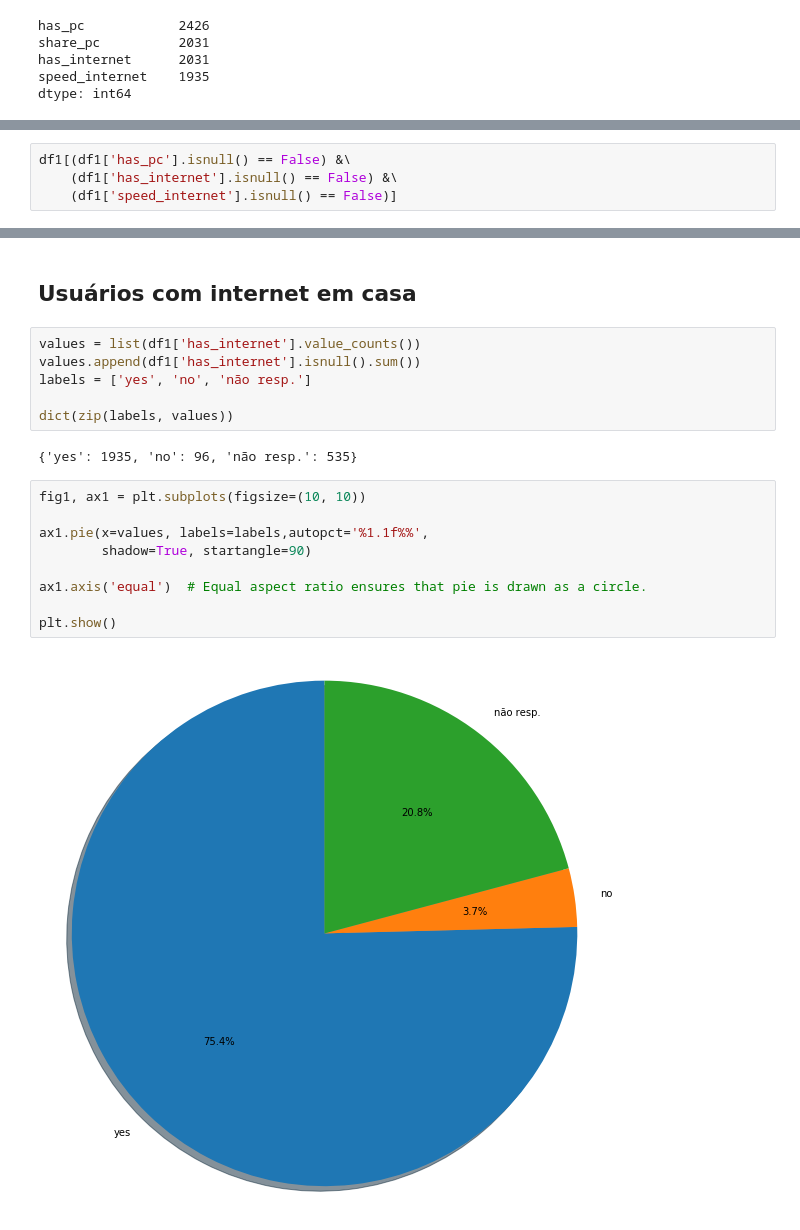
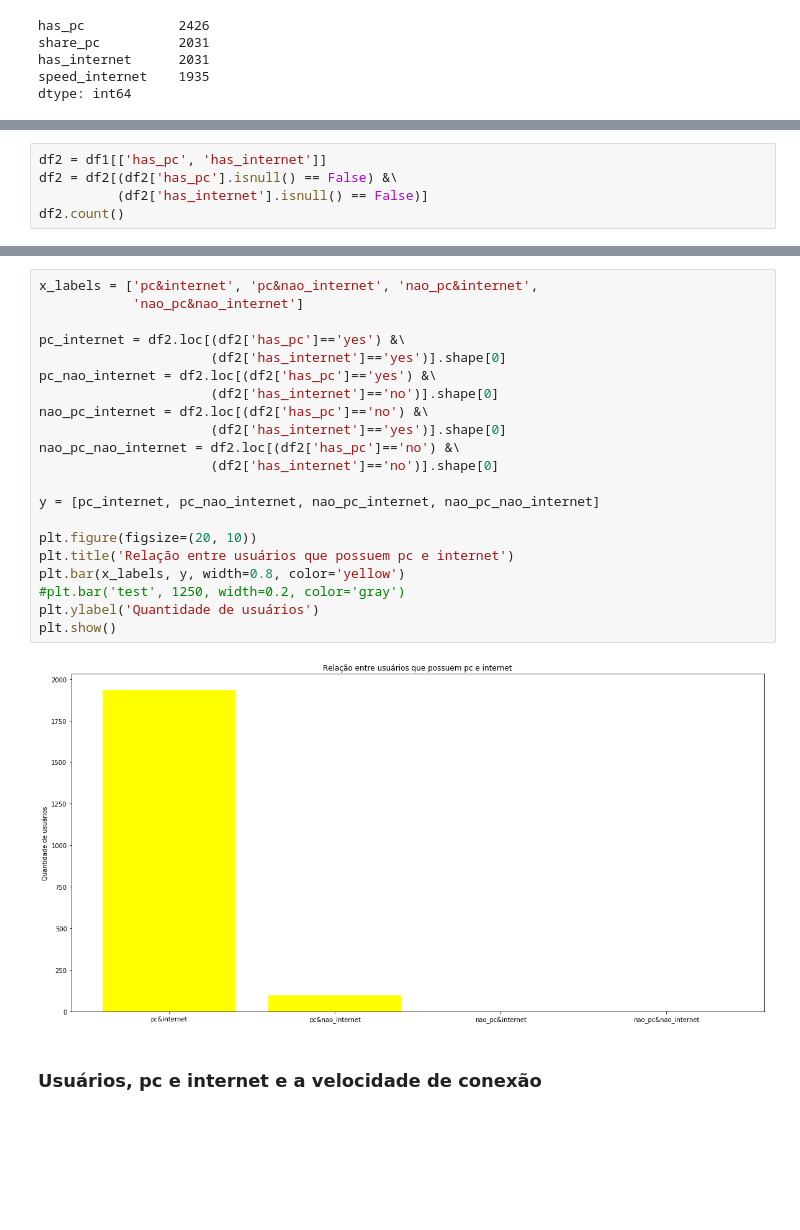
Before and after one commit to userddssilva/Predicao-evasao-escolar-PAIC-UEA-2019-2020, a Jupyter notebook: analysis_user_data.ipynb, the cells around one changed output, grey strips where cells are left out. Cells and saved outputs as stored; diff of their text form; blank space fills up the shorter version.

```diff
--- a/analysis_user_data.ipynb
+++ b/analysis_user_data.ipynb
@@ -198,5 +221,6 @@ dtype: int64
 # %%
-df1[(df1['has_pc'].isnull() == False) &\
-    (df1['has_internet'].isnull() == False) &\
-    (df1['speed_internet'].isnull() == False)]
+df2 = df1[['has_pc', 'has_internet']]
+df2 = df2[(df2['has_pc'].isnull() == False) &\
+          (df2['has_internet'].isnull() == False)]
+df2.count()
 # %% [output]
@@ -258,22 +232,26 @@ plt.show()
-# %% [markdown]
-## Usuários com internet em casa
-# %%
-values = list(df1['has_internet'].value_counts())
-values.append(df1['has_internet'].isnull().sum())
-labels = ['yes', 'no', 'não resp.']
-
-dict(zip(labels, values))
-# %% [output]
-{'yes': 1935, 'no': 96, 'não resp.': 535}
-# %%
-fig1, ax1 = plt.subplots(figsize=(10, 10))
-
-ax1.pie(x=values, labels=labels,autopct='%1.1f%%',
-        shadow=True, startangle=90)
-
-ax1.axis('equal')  # Equal aspect ratio ensures that pie is drawn as a circle.
-
-plt.show()
-# %% [output]
-[figure, removed]
+# %%
+x_labels = ['pc&internet', 'pc&nao_internet', 'nao_pc&internet',
+            'nao_pc&nao_internet']
+
+pc_internet = df2.loc[(df2['has_pc']=='yes') &\
+                      (df2['has_internet']=='yes')].shape[0]
+pc_nao_internet = df2.loc[(df2['has_pc']=='yes') &\
+                      (df2['has_internet']=='no')].shape[0]
+nao_pc_internet = df2.loc[(df2['has_pc']=='no') &\
+                      (df2['has_internet']=='yes')].shape[0]
+nao_pc_nao_internet = df2.loc[(df2['has_pc']=='no') &\
+                      (df2['has_internet']=='no')].shape[0]
+
+y = [pc_internet, pc_nao_internet, nao_pc_internet, nao_pc_nao_internet]
+
+plt.figure(figsize=(20, 10))
+plt.title('Relação entre usuários que possuem pc e internet')
+plt.bar(x_labels, y, width=0.8, color='yellow')
+#plt.bar('test', 1250, width=0.2, color='gray')
+plt.ylabel('Quantidade de usuários')
+plt.show()
+# %% [output]
+[figure, added]
+# %% [markdown]
+### Usuários, pc e internet e a velocidade de conexão
 # %% [markdown]
```
Also changed, not shown: parts of 42 cells of this notebook, 1 other file.
